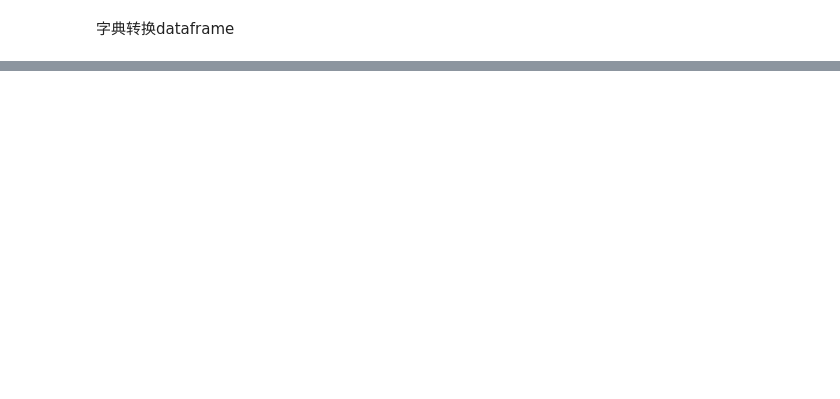
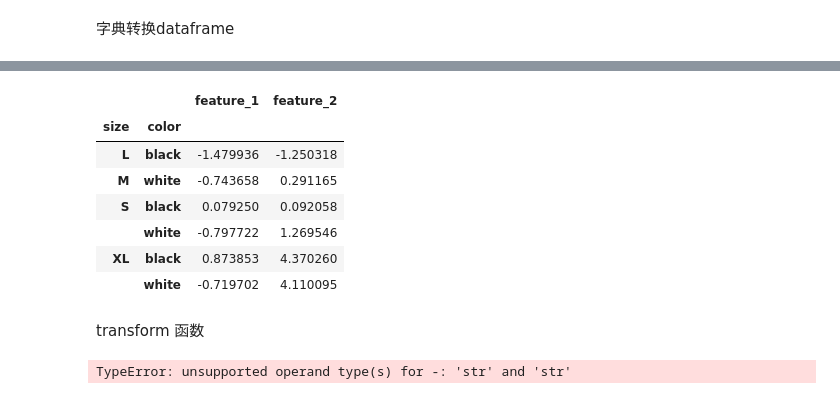
Before and after one commit to chikwongyip/pythonfordataanalysis, a Jupyter notebook: 入门.ipynb, the cells around one changed output, grey strips where cells are left out. Saved outputs shown, nothing was run; the diff lists cells and outputs as text; code cells hidden in the pictures; blank space fills up the shorter version.

```diff
--- a/入门.ipynb
+++ b/入门.ipynb
@@ -119,0 +264,2 @@ df2
+# %%
+group_2 = data_df.groupby(['size','color'])
@@ -119,0 +287,18 @@ df2
+# %%
+group_2.agg({'feature_1':np.min,'feature_2':np.mean})
+# %% [output]
+|  |  | feature_1 | feature_2 |
+| size | color |  |  |
+| L | black | -1.479936 | -1.250318 |
+| M | white | -0.743658 | 0.291165 |
+| S | black | 0.079250 | 0.092058 |
+|  | white | -0.797722 | 1.269546 |
+| XL | black | 0.873853 | 4.370260 |
+|  | white | -0.719702 | 4.110095 |
+# %% [markdown]
+transform 函数
+# %%
+data_range = lambda x: x.max() - x.min()
+data_df.groupby('size').transform(data_range)
+# %% [output]
+TypeError: unsupported operand type(s) for -: 'str' and 'str'
```
Also changed, not shown: parts of 19 cells of this notebook.
